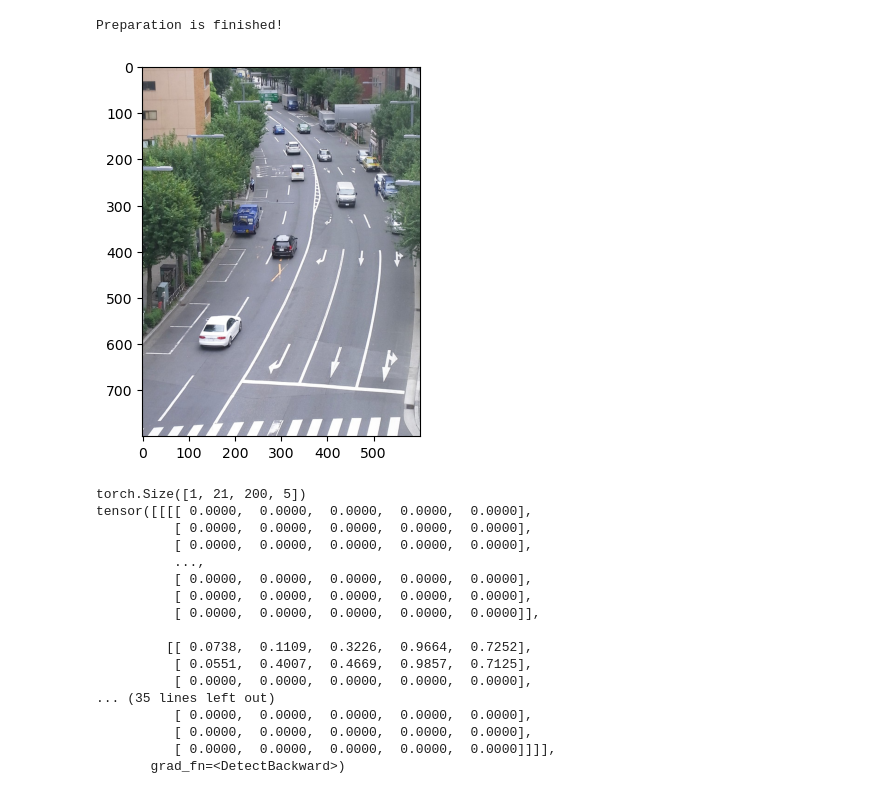
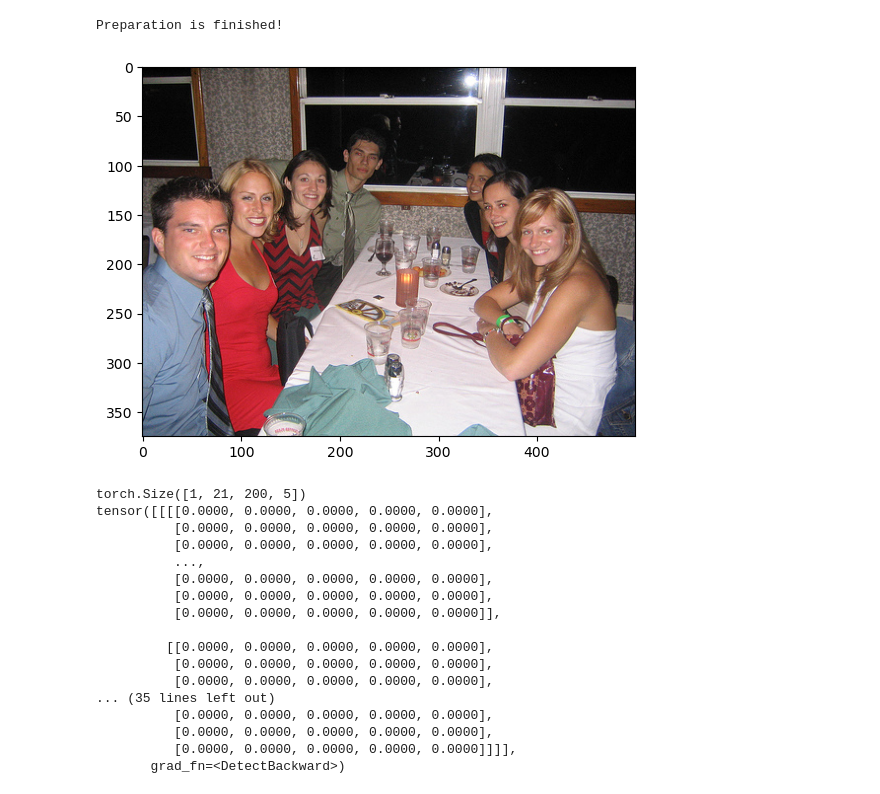
Before and after one commit to KashimaSho/object_detection, a Jupyter notebook: ssd_prediction.ipynb, the cells around one changed output. Cells and saved outputs as stored; diff of their text form; code cells hidden in the pictures.

```diff
--- a/ssd_prediction.ipynb
+++ b/ssd_prediction.ipynb
@@ -21,7 +21,7 @@ ssd_cfg = {
 }
 
 net = SSD(phase='test', cfg=ssd_cfg)
-weight_pth = './weights/ssd_weights_2/ssd_weights_100.pth'
+weight_pth = './weights/ssd300_mAP_77.43_v2.pth'
 net_weights = torch.load(weight_pth, map_location={'cuda:0': 'cpu'})
 net.load_state_dict(net_weights)
 print('Preparation is finished!')
@@ -30,48 +30,49 @@ Preparation is finished!
 # %%
 import cv2
 from voc import DataTransform
 import matplotlib.pyplot as plt
 %matplotlib inline
 
-image_file_path = './data/road_tokyo.jpg'
+image_file_path = './data/VOCdevkit/VOC2012/JPEGImages/2008_006705.jpg'
+# image_file_path = './data/group_photo.jpg'
 img = cv2.imread(image_file_path)
 height, width, channels = img.shape
 plt.imshow(cv2.cvtColor(img, cv2.COLOR_BGR2RGB))
 plt.show()
 color_mean = (104, 117, 123)
 input_size = 300
 transform = DataTransform(input_size, color_mean)
 
 phase = 'val'
 img_transformed, boxes, labels = transform(
   img,
   phase,
   '',
   ''
 )
 img = torch.from_numpy(img_transformed[:, :, (2, 1, 0)]).permute(2, 0, 1)
 
 net.eval()
 x = img.unsqueeze(0)
 detections = net(x)
 print(detections.shape)
 print(detections)
 # %% [output]
-[figure, old version]
+[figure, new version]
 torch.Size([1, 21, 200, 5])
-tensor([[[[ 0.0000,  0.0000,  0.0000,  0.0000,  0.0000],
-          [ 0.0000,  0.0000,  0.0000,  0.0000,  0.0000],
-          [ 0.0000,  0.0000,  0.0000,  0.0000,  0.0000],
+tensor([[[[0.0000, 0.0000, 0.0000, 0.0000, 0.0000],
+          [0.0000, 0.0000, 0.0000, 0.0000, 0.0000],
+          [0.0000, 0.0000, 0.0000, 0.0000, 0.0000],
           ...,
-          [ 0.0000,  0.0000,  0.0000,  0.0000,  0.0000],
-          [ 0.0000,  0.0000,  0.0000,  0.0000,  0.0000],
-          [ 0.0000,  0.0000,  0.0000,  0.0000,  0.0000]],
+          [0.0000, 0.0000, 0.0000, 0.0000, 0.0000],
+          [0.0000, 0.0000, 0.0000, 0.0000, 0.0000],
+          [0.0000, 0.0000, 0.0000, 0.0000, 0.0000]],
 
-         [[ 0.0738,  0.1109,  0.3226,  0.9664,  0.7252],
-          [ 0.0551,  0.4007,  0.4669,  0.9857,  0.7125],
-          [ 0.0000,  0.0000,  0.0000,  0.0000,  0.0000],
+         [[0.0000, 0.0000, 0.0000, 0.0000, 0.0000],
+          [0.0000, 0.0000, 0.0000, 0.0000, 0.0000],
+          [0.0000, 0.0000, 0.0000, 0.0000, 0.0000],
 ... (35 lines left out)
-          [ 0.0000,  0.0000,  0.0000,  0.0000,  0.0000],
-          [ 0.0000,  0.0000,  0.0000,  0.0000,  0.0000],
-          [ 0.0000,  0.0000,  0.0000,  0.0000,  0.0000]]]],
+          [0.0000, 0.0000, 0.0000, 0.0000, 0.0000],
+          [0.0000, 0.0000, 0.0000, 0.0000, 0.0000],
+          [0.0000, 0.0000, 0.0000, 0.0000, 0.0000]]]],
        grad_fn=<DetectBackward>)
```
Also changed, not shown: parts of 2 cells of this notebook, 1 other file.
